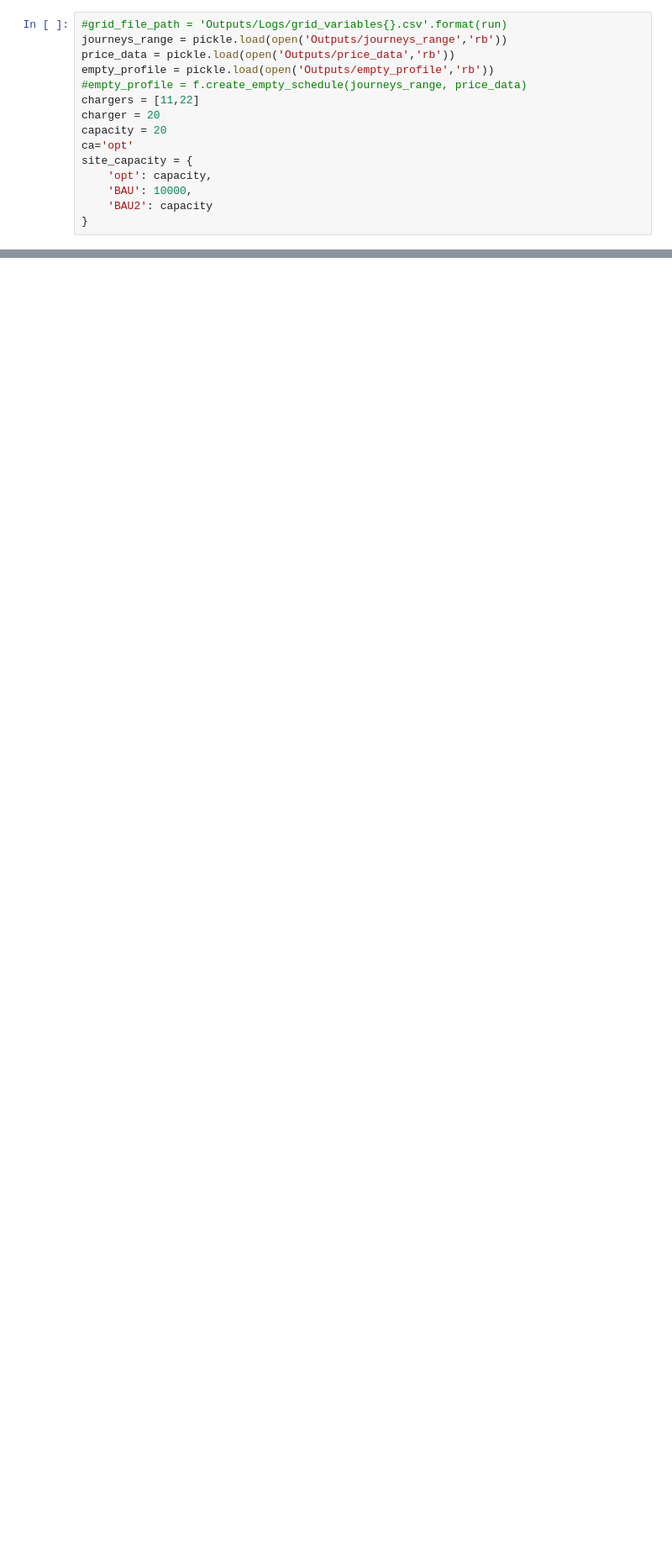
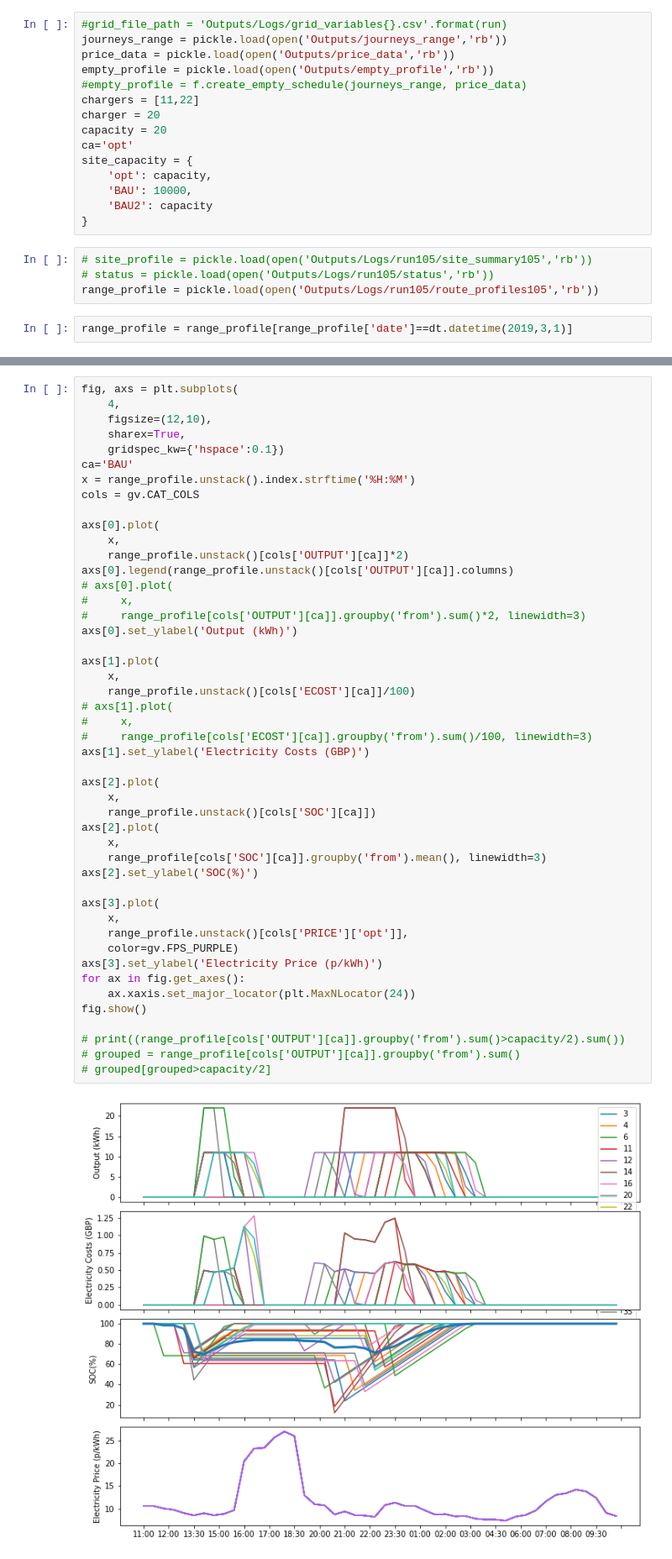
Before and after one commit to SGKFPS/smart_charger, a Jupyter notebook: PuLP-P1.ipynb, the cells around one changed output, grey strips where cells are left out. Shown at 84% size. Cells and saved outputs as stored; diff of their text form; blank space fills up the shorter version.

```diff
--- a/PuLP-P1.ipynb
+++ b/PuLP-P1.ipynb
@@ -34,3 +34,9 @@ site_capacity = {
     'BAU': 10000,
     'BAU2': capacity
 }
+# %%
+# site_profile = pickle.load(open('Outputs/Logs/run105/site_summary105','rb'))
+# status = pickle.load(open('Outputs/Logs/run105/status','rb'))
+range_profile = pickle.load(open('Outputs/Logs/run105/route_profiles105','rb'))
+# %%
+range_profile = range_profile[range_profile['date']==dt.datetime(2019,3,1)]
@@ -37,3 +48,52 @@ site_capacity = {
+# %%
+fig, axs = plt.subplots(
+    4,
+    figsize=(12,10),
+    sharex=True,
+    gridspec_kw={'hspace':0.1})
+ca='BAU'
+x = range_profile.unstack().index.strftime('%H:%M')
+cols = gv.CAT_COLS
+
+axs[0].plot(
+    x,
+    range_profile.unstack()[cols['OUTPUT'][ca]]*2)
+axs[0].legend(range_profile.unstack()[cols['OUTPUT'][ca]].columns)
+# axs[0].plot(
+#     x,
+#     range_profile[cols['OUTPUT'][ca]].groupby('from').sum()*2, linewidth=3)
+axs[0].set_ylabel('Output (kWh)')
+
+axs[1].plot(
+    x,
+    range_profile.unstack()[cols['ECOST'][ca]]/100)
+# axs[1].plot(
+#     x,
+#     range_profile[cols['ECOST'][ca]].groupby('from').sum()/100, linewidth=3)
+axs[1].set_ylabel('Electricity Costs (GBP)')
+
+axs[2].plot(
+    x,
+    range_profile.unstack()[cols['SOC'][ca]])
+axs[2].plot(
+    x,
+    range_profile[cols['SOC'][ca]].groupby('from').mean(), linewidth=3)
+axs[2].set_ylabel('SOC(%)')
+
+axs[3].plot(
+    x,
+    range_profile.unstack()[cols['PRICE']['opt']],
+    color=gv.FPS_PURPLE)
+axs[3].set_ylabel('Electricity Price (p/kWh)')
+for ax in fig.get_axes():
+    ax.xaxis.set_major_locator(plt.MaxNLocator(24))
+fig.show()
+
+# print((range_profile[cols['OUTPUT'][ca]].groupby('from').sum()>capacity/2).sum())
+# grouped = range_profile[cols['OUTPUT'][ca]].groupby('from').sum()
+# grouped[grouped>capacity/2]
+# %% [output]
+[figure, added]
 # %%
 ## Range Test
 
```
Also changed, not shown: parts of 3 cells of this notebook, 7 other files.
